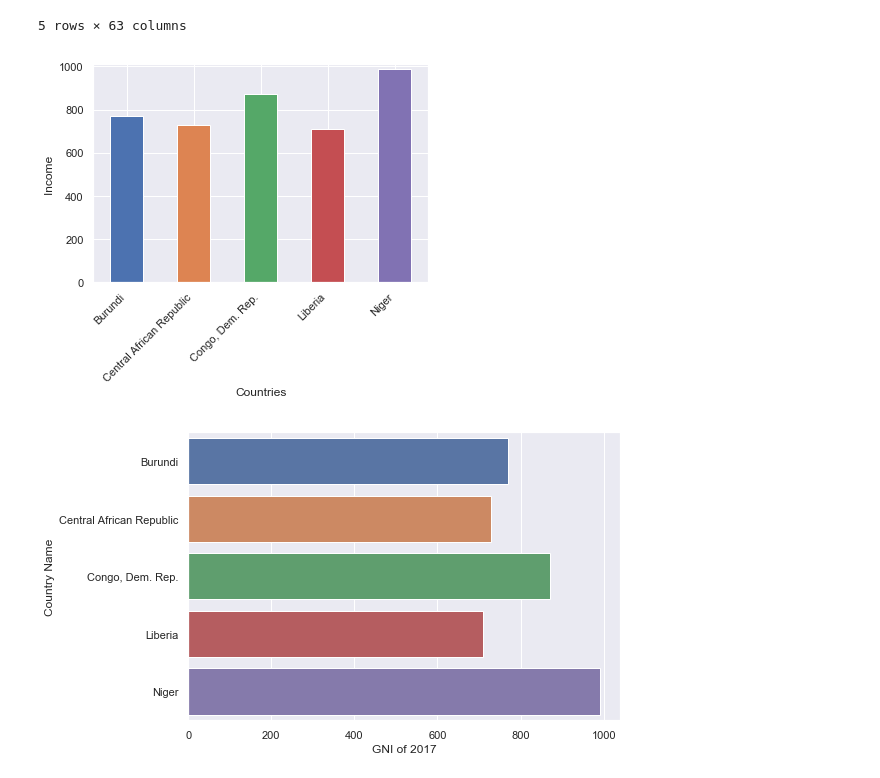
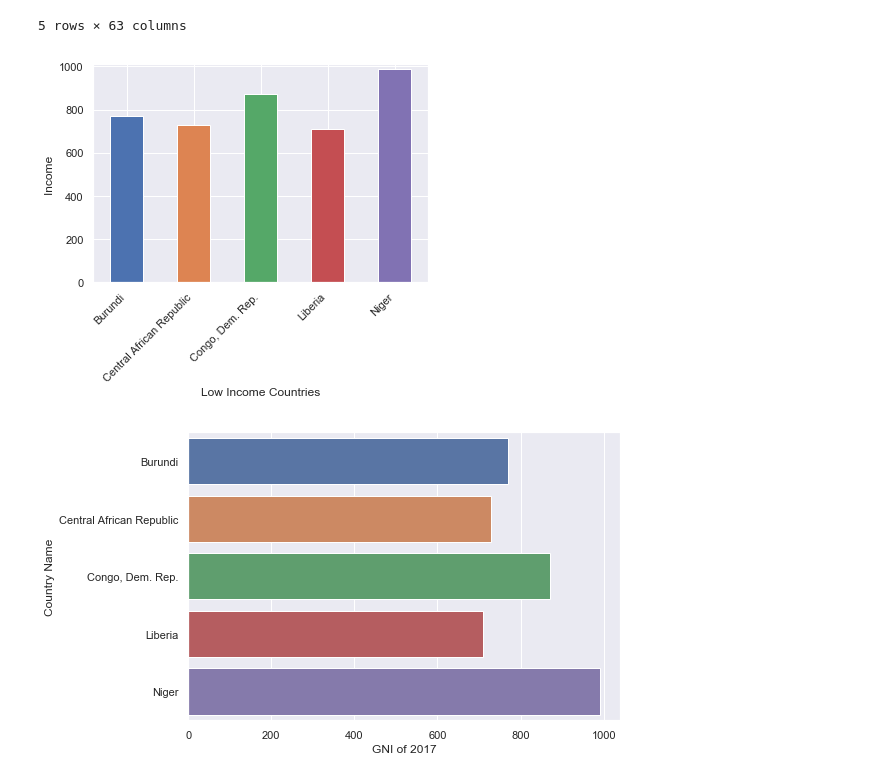
Before and after one commit to nilesh0109/Research-Methods, a Jupyter notebook: Task4/christopher_kavish_nilesh.ipynb, the cells around one changed output. Saved outputs shown, nothing was run; the diff lists cells and outputs as text; code cells hidden in the pictures.

```diff
--- a/Task4/christopher_kavish_nilesh.ipynb
+++ b/Task4/christopher_kavish_nilesh.ipynb
@@ -117,13 +117,13 @@ low_income_countries
 # %%
 sns.set()
 fig = low_income_countries["2017"].plot(kind='bar')
 plt.margins(0.02)
 plt.ylabel('Income ')
-plt.xlabel('Countries')
+plt.xlabel('Low Income Countries')
 fig.set_xticklabels(low_income_countries["Country Name"], rotation = 45, ha="right")
 plt.show()
 # %% [output]
-[figure, old version]
+[figure, new version]
 # %%
 fig = plt.figure()
 axes = fig.add_axes([0,0,1,1]);
```
Also changed, not shown: parts of 5 cells of this notebook.
